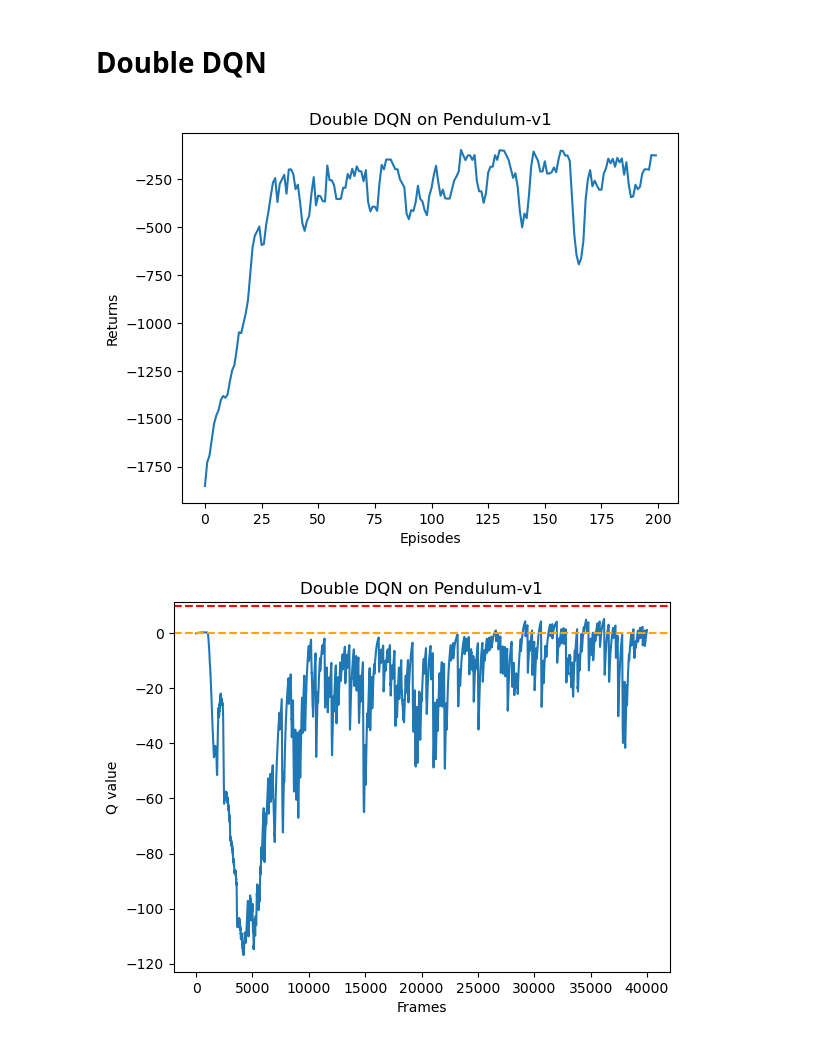
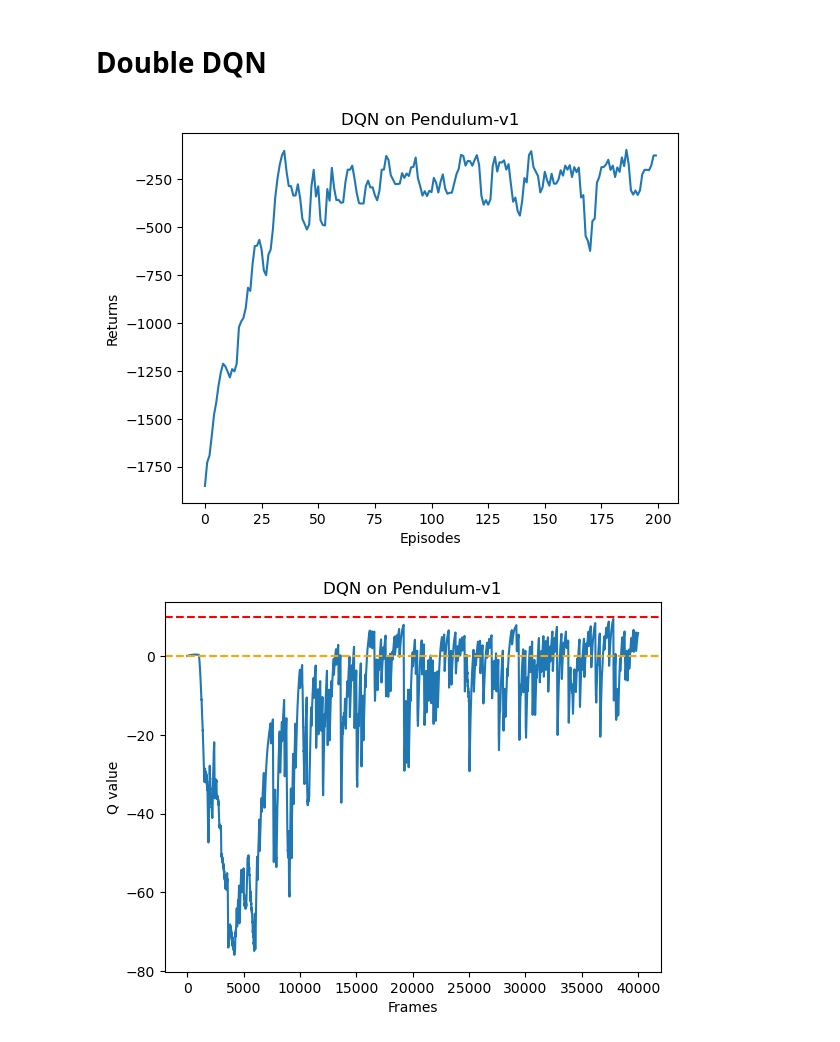
Before and after one commit to AustinSuun/d2l, a Jupyter notebook: src/008-DQN改进算法.ipynb, the cells around one changed output. Cells and saved outputs as stored; diff of their text form; code cells hidden in the pictures.

```diff
--- a/src/008-DQN改进算法.ipynb
+++ b/src/008-DQN改进算法.ipynb
@@ -27,29 +27,29 @@ action_dim = 11 # 连续动作被划分成 11 个
 # %%
 random.seed(0)
 np.random.seed(0)
 env.reset(seed=0)
 torch.manual_seed(0)
 replay_buffer = r2l.ReplayBuffer(buffer_size)
-agent = r2l.DQN_D(state_dim, hidden_dim, action_dim, lr, gamma, epsilon, target_update, device, dqn_type='DoubleDQN')
+agent = r2l.DQN_D(state_dim, hidden_dim, action_dim, lr, gamma, epsilon, target_update, device)
 return_list, max_q_value_list = r2l.train_dqn(agent, env, num_episodes, replay_buffer, minimal_size, batch_size)
 
 episode_list = list(range(len(return_list)))
 mv_return = rl_utils.moving_average(return_list, 5)
 plt.plot(episode_list, mv_return)
 plt.xlabel('Episodes')
 plt.ylabel('Returns')
-plt.title('Double DQN on {}'.format(env_name))
+plt.title('DQN on {}'.format(env_name))
 plt.show()
 
 frames_list = list(range(len(max_q_value_list)))
 plt.plot(frames_list, max_q_value_list)
 plt.axhline(0, c='orange', ls='-'
 '-')
 plt.axhline(10, c='red', ls='--')
 plt.xlabel('Frames')
 plt.ylabel('Q value')
-plt.title('Double DQN on {}'.format(env_name))
+plt.title('DQN on {}'.format(env_name))
 plt.show()
 # %% [output]
-[figure, old version]
+[figure, new version]
-[figure, old version]
+[figure, new version]
```
Also changed, not shown: parts of 5 cells of this notebook, 5 other files.
